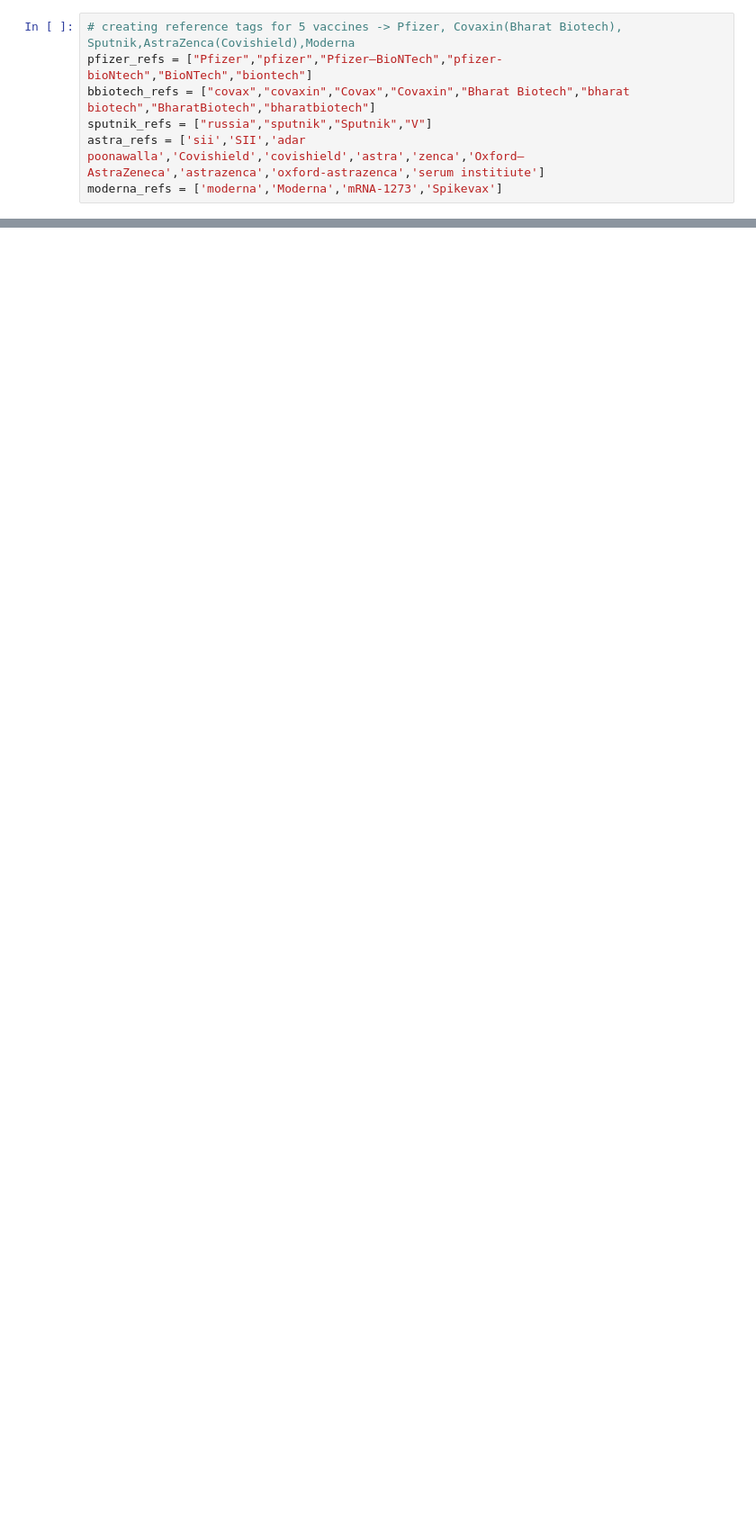
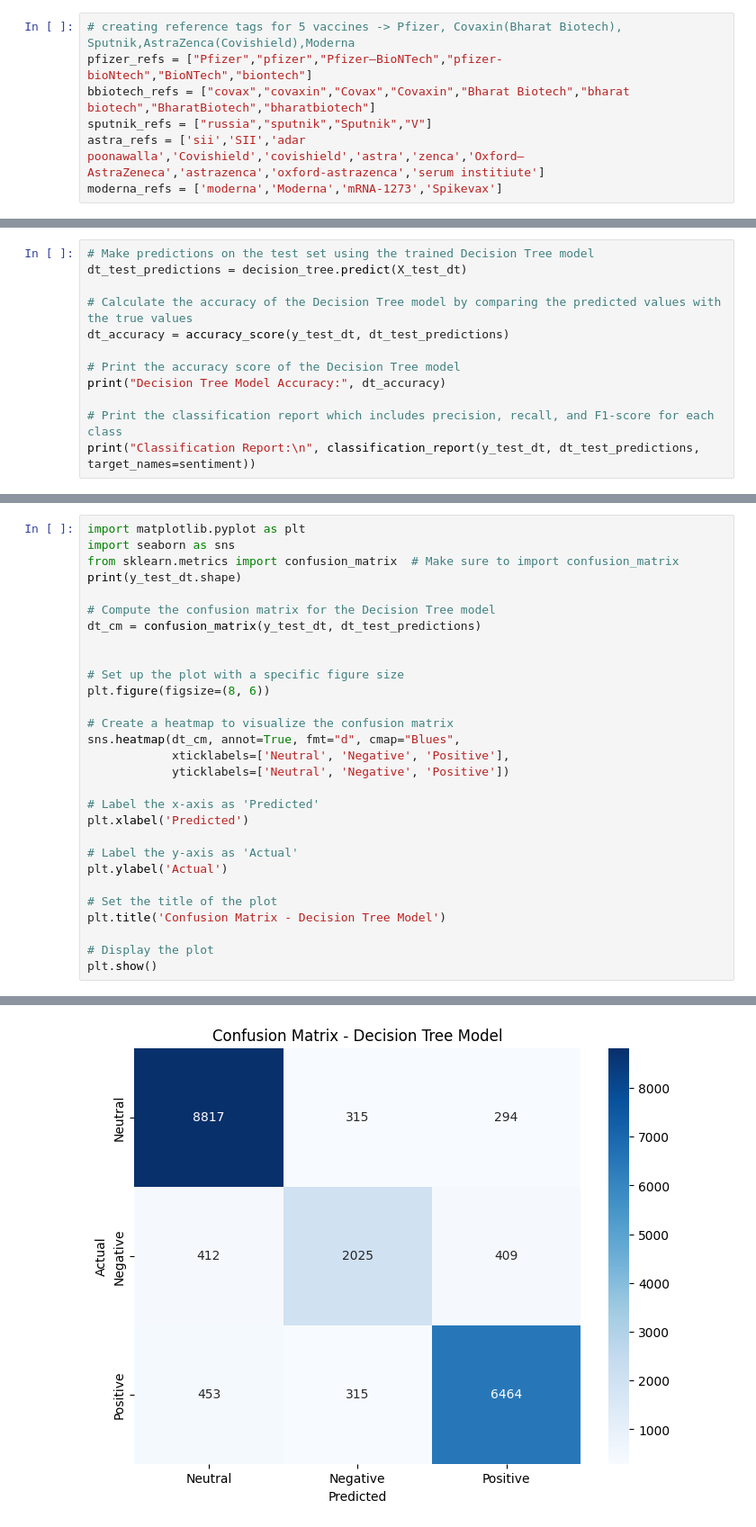
Before and after one commit to Jyts2094/Final-Project, a Jupyter notebook: Final_Project.ipynb, the cells around one changed output, grey strips where cells are left out. Shown: that part at 90% size. Drawn from its saved outputs; the diff is of its cells as text; blank space fills up the shorter version.

```diff
--- a/Final_Project.ipynb
+++ b/Final_Project.ipynb
@@ -353,0 +430,12 @@ Number of test labels: 44626
+# %%
+# Make predictions on the test set using the trained Decision Tree model
+dt_test_predictions = decision_tree.predict(X_test_dt)
+
+# Calculate the accuracy of the Decision Tree model by comparing the predicted values with the true values
+dt_accuracy = accuracy_score(y_test_dt, dt_test_predictions)
+
+# Print the accuracy score of the Decision Tree model
+print("Decision Tree Model Accuracy:", dt_accuracy)
+
+# Print the classification report which includes precision, recall, and F1-score for each class
+print("Classification Report:\n", classification_report(y_test_dt, dt_test_predictions, target_names=sentiment))
@@ -353,0 +454,30 @@ Number of test labels: 44626
+# %%
+import matplotlib.pyplot as plt
+import seaborn as sns
+from sklearn.metrics import confusion_matrix  # Make sure to import confusion_matrix
+print(y_test_dt.shape)
+
+# Compute the confusion matrix for the Decision Tree model
+dt_cm = confusion_matrix(y_test_dt, dt_test_predictions)
+
+
+# Set up the plot with a specific figure size
+plt.figure(figsize=(8, 6))
+
+# Create a heatmap to visualize the confusion matrix
+sns.heatmap(dt_cm, annot=True, fmt="d", cmap="Blues",
+            xticklabels=['Neutral', 'Negative', 'Positive'],
+            yticklabels=['Neutral', 'Negative', 'Positive'])
+
+# Label the x-axis as 'Predicted'
+plt.xlabel('Predicted')
+
+# Label the y-axis as 'Actual'
+plt.ylabel('Actual')
+
+# Set the title of the plot
+plt.title('Confusion Matrix - Decision Tree Model')
+
+# Display the plot
+plt.show()
+# %% [output]
@@ -353,0 +485 @@ Number of test labels: 44626
+[figure, added]
```
Also changed, not shown: parts of 28 cells of this notebook.
